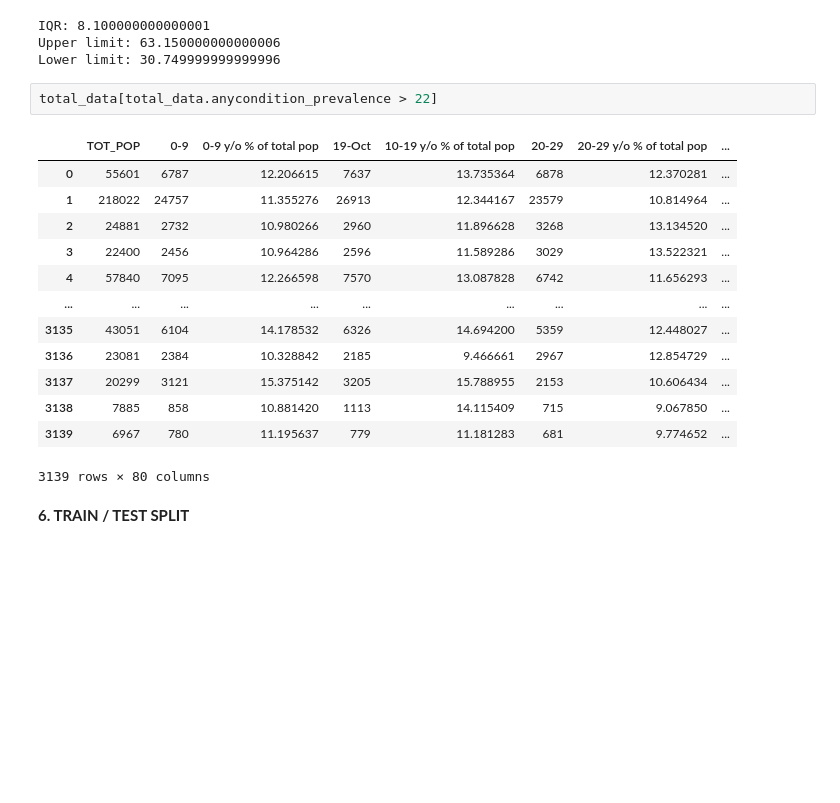
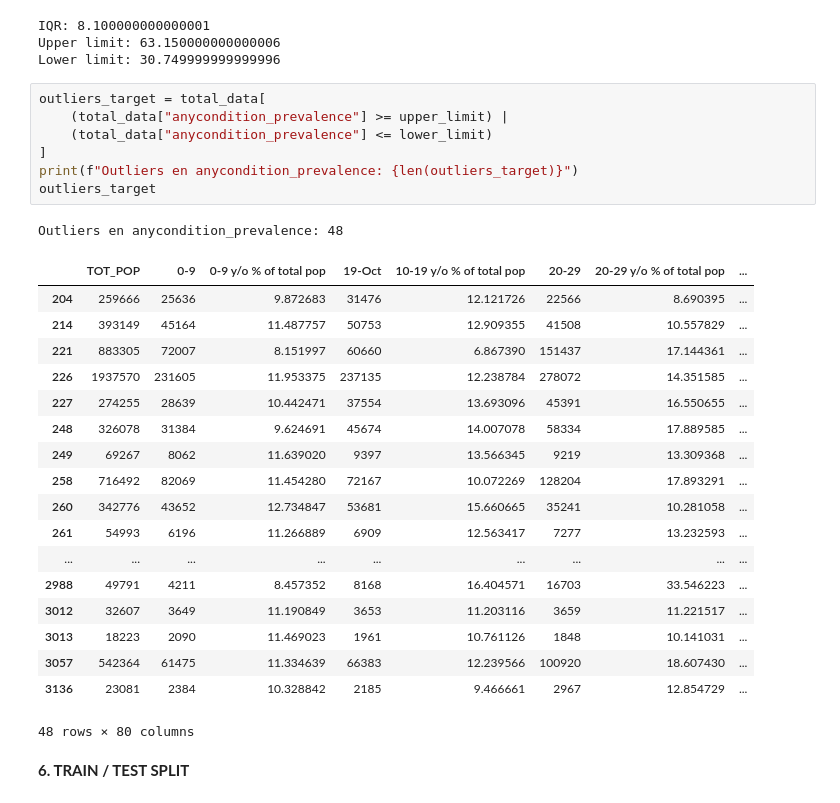
Before and after one commit to 4GeeksAcademy/alemantellini-machine-learning, a Jupyter notebook: src/03-linear-regression-reg-demographic-health-data.ipynb, the cells around one changed output. Cells and saved outputs as stored; diff of their text form; blank space fills up the shorter version.

```diff
--- a/src/03-linear-regression-reg-demographic-health-data.ipynb
+++ b/src/03-linear-regression-reg-demographic-health-data.ipynb
@@ -424,21 +424,32 @@ IQR: 8.100000000000001
 Upper limit: 63.150000000000006
 Lower limit: 30.749999999999996
 # %%
-total_data[total_data.anycondition_prevalence > 22]
+outliers_target = total_data[
+    (total_data["anycondition_prevalence"] >= upper_limit) |
+    (total_data["anycondition_prevalence"] <= lower_limit)
+]
+print(f"Outliers en anycondition_prevalence: {len(outliers_target)}")
+outliers_target
 # %% [output]
+Outliers en anycondition_prevalence: 48
 |  | TOT_POP | 0-9 | 0-9 y/o % of total pop | 19-Oct | 10-19 y/o % of total pop | 20-29 | 20-29 y/o % of total pop | ... |
-| 0 | 55601 | 6787 | 12.206615 | 7637 | 13.735364 | 6878 | 12.370281 | ... |
-| 1 | 218022 | 24757 | 11.355276 | 26913 | 12.344167 | 23579 | 10.814964 | ... |
-| 2 | 24881 | 2732 | 10.980266 | 2960 | 11.896628 | 3268 | 13.134520 | ... |
-| 3 | 22400 | 2456 | 10.964286 | 2596 | 11.589286 | 3029 | 13.522321 | ... |
-| 4 | 57840 | 7095 | 12.266598 | 7570 | 13.087828 | 6742 | 11.656293 | ... |
+| 204 | 259666 | 25636 | 9.872683 | 31476 | 12.121726 | 22566 | 8.690395 | ... |
+| 214 | 393149 | 45164 | 11.487757 | 50753 | 12.909355 | 41508 | 10.557829 | ... |
+| 221 | 883305 | 72007 | 8.151997 | 60660 | 6.867390 | 151437 | 17.144361 | ... |
+| 226 | 1937570 | 231605 | 11.953375 | 237135 | 12.238784 | 278072 | 14.351585 | ... |
+| 227 | 274255 | 28639 | 10.442471 | 37554 | 13.693096 | 45391 | 16.550655 | ... |
+| 248 | 326078 | 31384 | 9.624691 | 45674 | 14.007078 | 58334 | 17.889585 | ... |
+| 249 | 69267 | 8062 | 11.639020 | 9397 | 13.566345 | 9219 | 13.309368 | ... |
+| 258 | 716492 | 82069 | 11.454280 | 72167 | 10.072269 | 128204 | 17.893291 | ... |
+| 260 | 342776 | 43652 | 12.734847 | 53681 | 15.660665 | 35241 | 10.281058 | ... |
+| 261 | 54993 | 6196 | 11.266889 | 6909 | 12.563417 | 7277 | 13.232593 | ... |
 | ... | ... | ... | ... | ... | ... | ... | ... | ... |
-| 3135 | 43051 | 6104 | 14.178532 | 6326 | 14.694200 | 5359 | 12.448027 | ... |
+| 2988 | 49791 | 4211 | 8.457352 | 8168 | 16.404571 | 16703 | 33.546223 | ... |
+| 3012 | 32607 | 3649 | 11.190849 | 3653 | 11.203116 | 3659 | 11.221517 | ... |
+| 3013 | 18223 | 2090 | 11.469023 | 1961 | 10.761126 | 1848 | 10.141031 | ... |
+| 3057 | 542364 | 61475 | 11.334639 | 66383 | 12.239566 | 100920 | 18.607430 | ... |
 | 3136 | 23081 | 2384 | 10.328842 | 2185 | 9.466661 | 2967 | 12.854729 | ... |
-| 3137 | 20299 | 3121 | 15.375142 | 3205 | 15.788955 | 2153 | 10.606434 | ... |
-| 3138 | 7885 | 858 | 10.881420 | 1113 | 14.115409 | 715 | 9.067850 | ... |
-| 3139 | 6967 | 780 | 11.195637 | 779 | 11.181283 | 681 | 9.774652 | ... |
-3139 rows × 80 columns
+48 rows × 80 columns
 # %% [markdown]
 **6. TRAIN / TEST SPLIT**
 # %%
```
Also changed, not shown: 4 other files.
